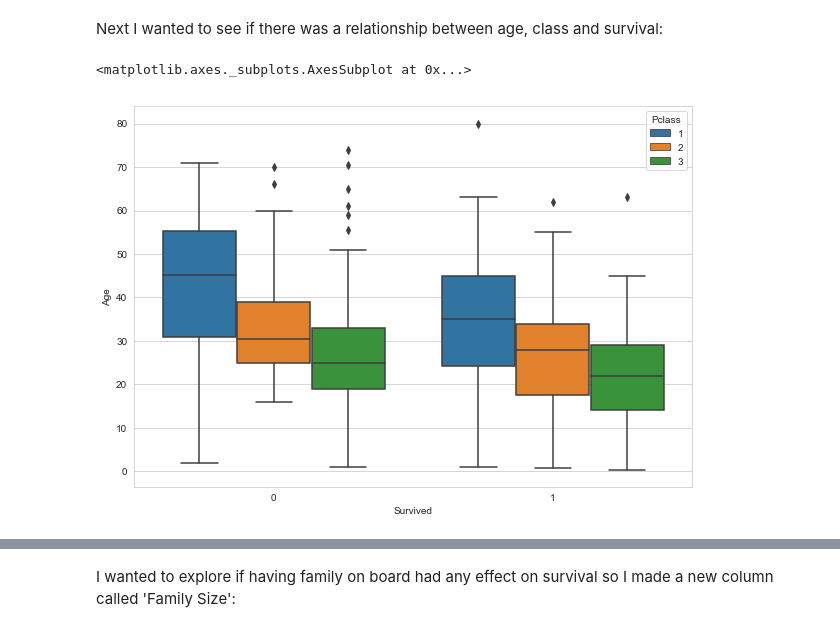
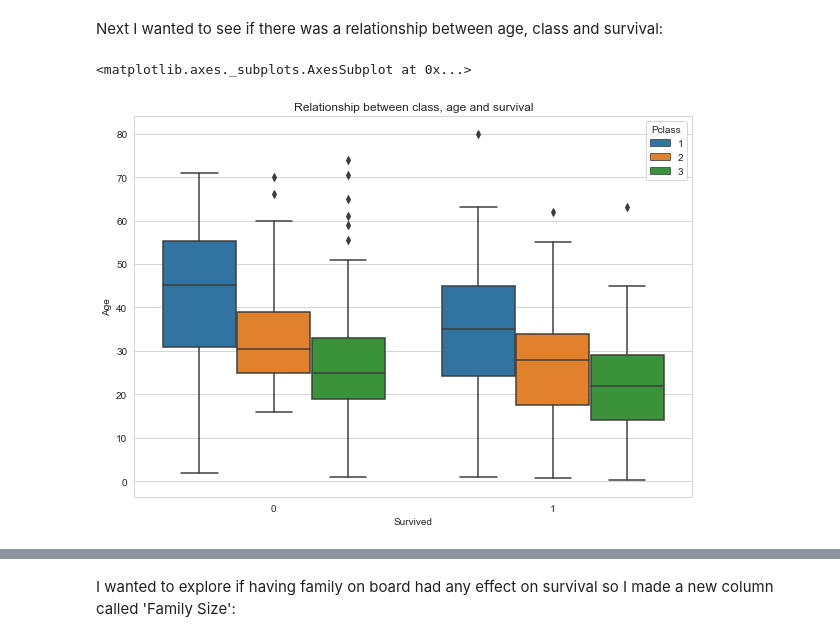
Before and after one commit to agrai1/Predicting-Survivors, a Jupyter notebook: Kaggle challenge - titanic - 9-6-18.ipynb, the cells around one changed output, grey strips where cells are left out. Drawn from its saved outputs; the diff is of its cells as text; code cells hidden in the pictures.

```diff
--- a/Kaggle challenge - titanic - 9-6-18.ipynb
+++ b/Kaggle challenge - titanic - 9-6-18.ipynb
@@ -146,7 +201,8 @@ sns.countplot(x='Pclass',data=df)
 Next I wanted to see if there was a relationship between age, class and survival:
 # %%
 plt.figure(figsize=(10,7))
+plt.title('Relationship between class, age and survival')
 sns.boxplot(x='Survived',y='Age',hue='Pclass',data=df)
 # %% [output]
 <matplotlib.axes._subplots.AxesSubplot at 0x...>
-[figure, old version]
+[figure, new version]
```
Also changed, not shown: parts of 41 cells of this notebook.
